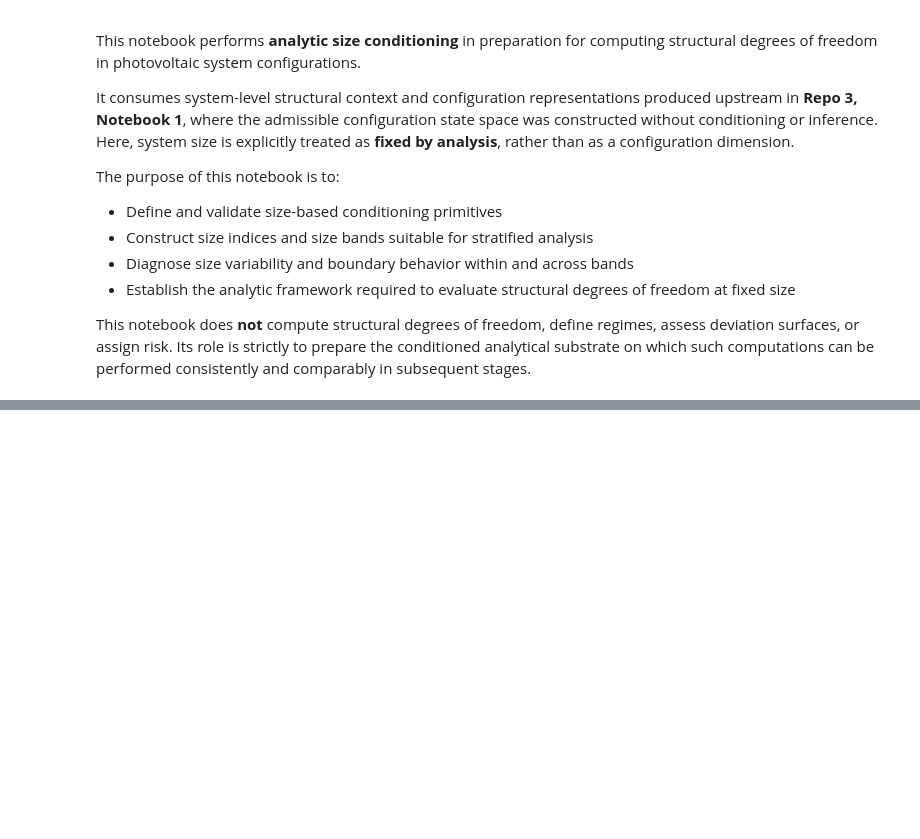
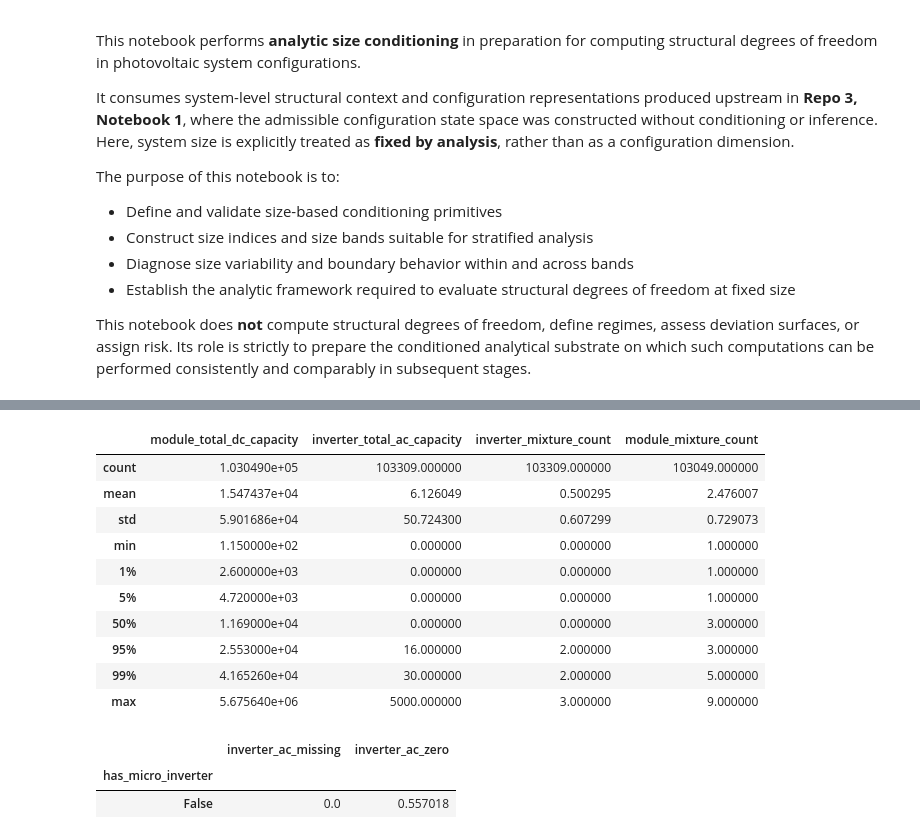
Before and after one commit to AsmaaELBorki/03_tts_configuration, a Jupyter notebook: notebooks/02_Fixed_Size_Conditioning _for_Structural_Degrees_of_Freedom.ipynb, the cells around one changed output, grey strips where cells are left out. Cells and saved outputs as stored; diff of their text form; code cells hidden in the pictures; blank space fills up the shorter version.

```diff
--- a/notebooks/02_Fixed_Size_Conditioning _for_Structural_Degrees_of_Freedom.ipynb
+++ b/notebooks/02_Fixed_Size_Conditioning _for_Structural_Degrees_of_Freedom.ipynb
@@ -31,32 +69,33 @@ All subsequent phases operate on size-conditioned representations rather than
 raw system size.
 # %%
 #  Size conditioning variable
-# Cohort-relative size index (dimensionless)
 
-# Defensive checks
+# Defensive checks: required columns must exist in the structural table
 required_cols = [
     "system_size_kw",
     "baseline_expected_system_size_kw",
     "installation_year_cohort",
 ]
 
-missing = [c for c in required_cols if c not in df_system_context.columns]
+missing = [c for c in required_cols if c not in df_structural.columns]
 assert not missing, f"Missing required columns for size conditioning: {missing}"
 
-# Construct size index: ratio to cohort expectation
-df_system_context["size_index"] = (
-    df_system_context["system_size_kw"]
-    / df_system_context["baseline_expected_system_size_kw"]
+
+# Cohort-relative size index (dimensionless)
+
+df_structural["size_index"] = (
+    df_structural["system_size_kw"]
+    / df_structural["baseline_expected_system_size_kw"]
 )
 
 # Sanity checks
-assert df_system_context["size_index"].notna().all(), (
+assert df_structural["size_index"].notna().all(), (
     "size_index contains NaN values."
 )
 
-assert (df_system_context["size_index"] > 0).all(), (
+assert (df_structural["size_index"] > 0).all(), (
     "size_index must be strictly positive."
 )
 
 # Quick distribution check (no interpretation)
-df_system_context["size_index"].describe()
+df_structural["size_index"].describe()
@@ -81,0 +267,45 @@ df_system_context["size_band"].value_counts().sort_index()
+# %%
+# Domain checks for numeric structural variables
+
+
+numeric_checks = [
+    "module_total_dc_capacity",
+    "inverter_total_ac_capacity",
+    "inverter_mixture_count",
+    "module_mixture_count",
+]
+
+df_structural[numeric_checks].describe(percentiles=[0.01, 0.05, 0.5, 0.95, 0.99])
+# %% [output]
+|  | module_total_dc_capacity | inverter_total_ac_capacity | inverter_mixture_count | module_mixture_count |
+| count | 1.030490e+05 | 103309.000000 | 103309.000000 | 103049.000000 |
+| mean | 1.547437e+04 | 6.126049 | 0.500295 | 2.476007 |
+| std | 5.901686e+04 | 50.724300 | 0.607299 | 0.729073 |
+| min | 1.150000e+02 | 0.000000 | 0.000000 | 1.000000 |
+| 1% | 2.600000e+03 | 0.000000 | 0.000000 | 1.000000 |
+| 5% | 4.720000e+03 | 0.000000 | 0.000000 | 1.000000 |
+| 50% | 1.169000e+04 | 0.000000 | 0.000000 | 3.000000 |
+| 95% | 2.553000e+04 | 16.000000 | 2.000000 | 3.000000 |
+| 99% | 4.165260e+04 | 30.000000 | 2.000000 | 5.000000 |
+| max | 5.675640e+06 | 5000.000000 | 3.000000 | 9.000000 |
+# %%
+# Architectural applicability cross-check
+
+applicability = (
+    df_structural
+    .assign(
+        inverter_ac_missing=lambda d: d["inverter_total_ac_capacity"].isna(),
+        inverter_ac_zero=lambda d: d["inverter_total_ac_capacity"] == 0
+    )
+    .groupby("has_micro_inverter")[[
+        "inverter_ac_missing",
+        "inverter_ac_zero"
+    ]]
+    .mean()
+)
+
+applicability
+# %% [output]
+|  | inverter_ac_missing | inverter_ac_zero |
+| has_micro_inverter |  |  |
+| False | 0.0 | 0.557018 |
```
Also changed, not shown: parts of 14 cells of this notebook.
